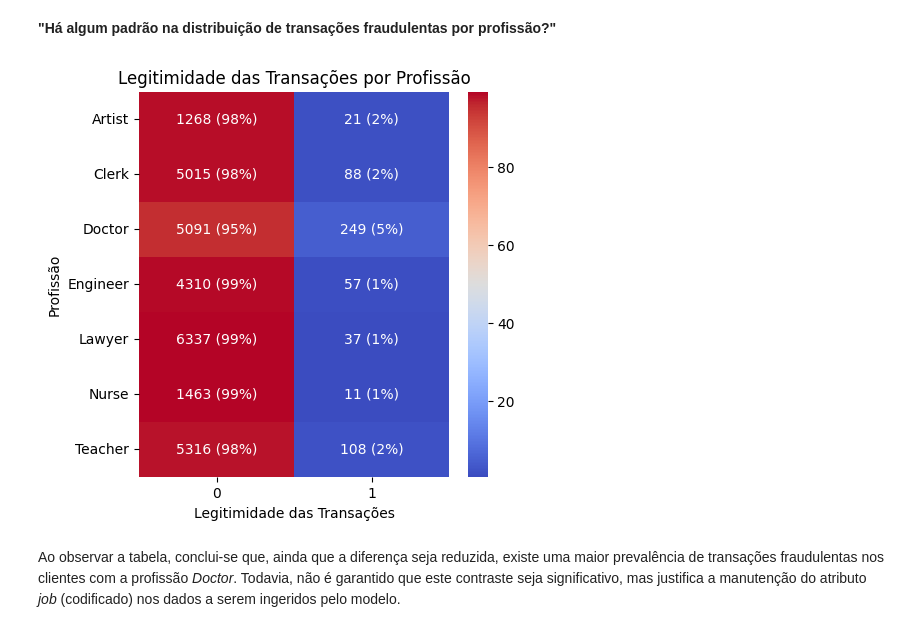
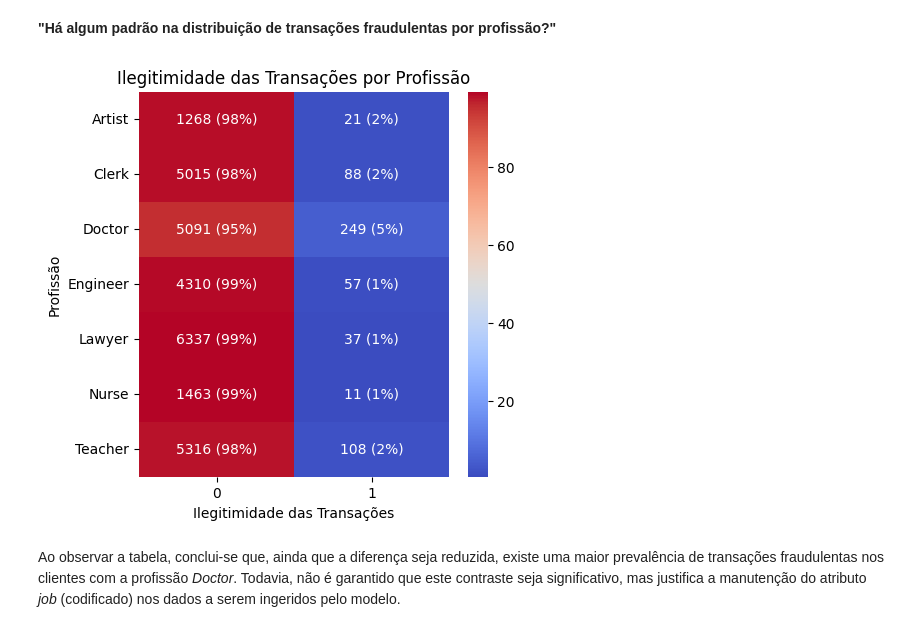
Before and after one commit to manelneto/fraud, a Jupyter notebook: task1.ipynb, the cells around one changed output. Drawn from its saved outputs; the diff is of its cells as text; code cells hidden in the pictures.

```diff
--- a/task1.ipynb
+++ b/task1.ipynb
@@ -1267,2 +1267,4 @@ Tendo resolvido todos os problemas de valores em falta no conjunto de transaçõ
 # %%
-clean_transactions = clean_transactions.drop(['trans_num'], axis = 1) #TODO
+clean_transactions = clean_transactions.drop('trans_num', axis = 1)
+
+clean_transactions.head()
@@ -1582,14 +1597,14 @@ A par desta análise, pode verificar-se também se existe algum padrão relevant
 # %%
 plt.figure(figsize = (5, 5))
 
 table = pd.crosstab(clean_data['job'], transactions['is_fraud'])
 row_sum = table.sum(axis = 1)
 percentages = (table.T / row_sum * 100).T
 annotations = [['{} ({}%)'.format(count, round(percentage)) for percentage, count in zip(row, table_row)] for table_row, row in zip(table.values, percentages.values)]
 sb.heatmap(percentages, annot = annotations, fmt = '', cmap = 'coolwarm')
-contextualize("Legitimidade das Transações por Profissão", "Legitimidade das Transações", "Profissão")
+contextualize('Ilegitimidade das Transações por Profissão', 'Ilegitimidade das Transações', 'Profissão')
 # %% [output]
-[figure, old version]
+[figure, new version]
 # %% [markdown]
 Ao observar a tabela, conclui-se que, ainda que a diferença seja reduzida, existe uma maior prevalência de transações fraudulentas nos clientes com a profissão *Doctor*. Todavia, não é garantido que este contraste seja significativo, mas justifica a manutenção do atributo *job* (codificado) nos dados a serem ingeridos pelo modelo.
 # %% [markdown]
```
Also changed, not shown: parts of 42 cells of this notebook, 9 other files.
